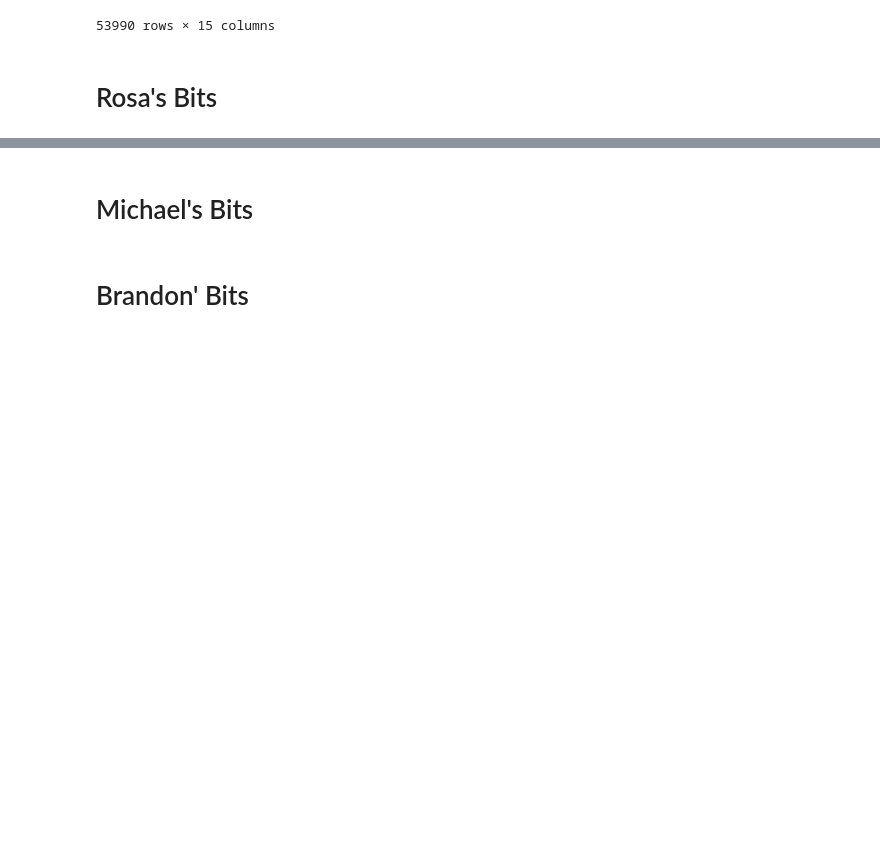
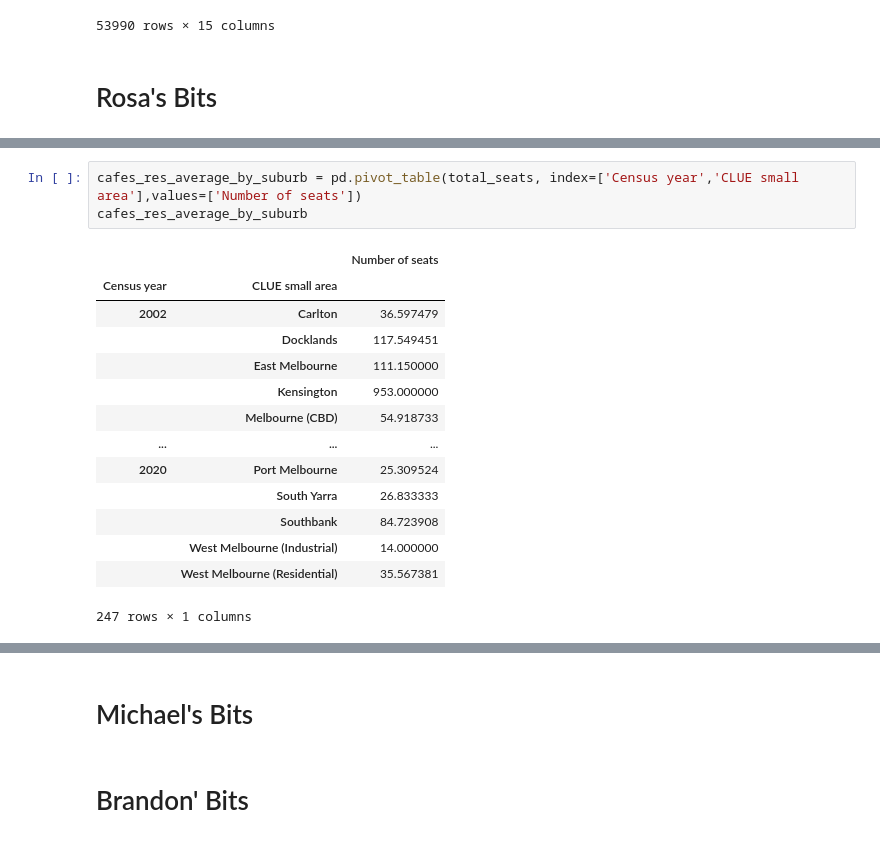
Before and after one commit to JarrodCasey/databootcamp-project1, a Jupyter notebook: MelbourneCafeAnalysis.ipynb, the cells around one changed output, grey strips where cells are left out. Cells and saved outputs as stored; diff of their text form; blank space fills up the shorter version.

```diff
--- a/MelbourneCafeAnalysis.ipynb
+++ b/MelbourneCafeAnalysis.ipynb
@@ -176,0 +272,18 @@ cleanraw_df
+# %%
+cafes_res_average_by_suburb = pd.pivot_table(total_seats, index=['Census year','CLUE small area'],values=['Number of seats'])
+cafes_res_average_by_suburb
+# %% [output]
+|  |  | Number of seats |
+| Census year | CLUE small area |  |
+| 2002 | Carlton | 36.597479 |
+|  | Docklands | 117.549451 |
+|  | East Melbourne | 111.150000 |
+|  | Kensington | 953.000000 |
+|  | Melbourne (CBD) | 54.918733 |
+| ... | ... | ... |
+| 2020 | Port Melbourne | 25.309524 |
+|  | South Yarra | 26.833333 |
+|  | Southbank | 84.723908 |
+|  | West Melbourne (Industrial) | 14.000000 |
+|  | West Melbourne (Residential) | 35.567381 |
+247 rows × 1 columns
```
Also changed, not shown: parts of 14 cells of this notebook.
